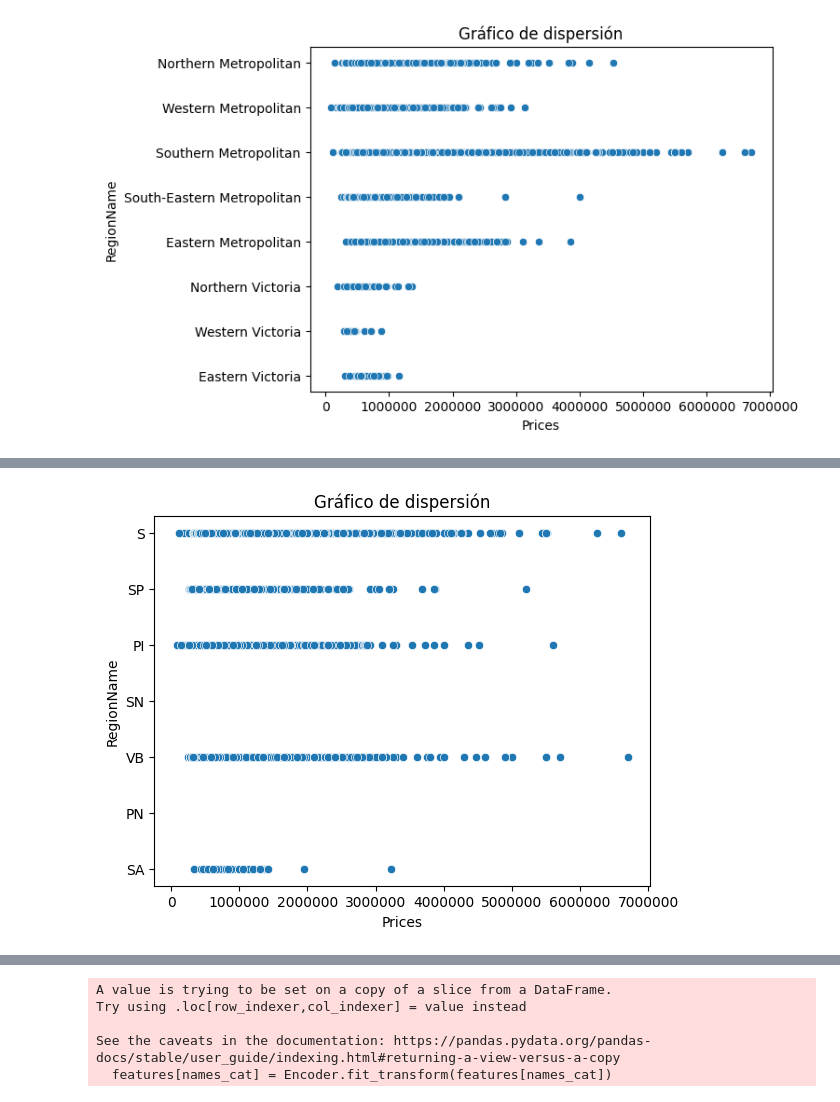
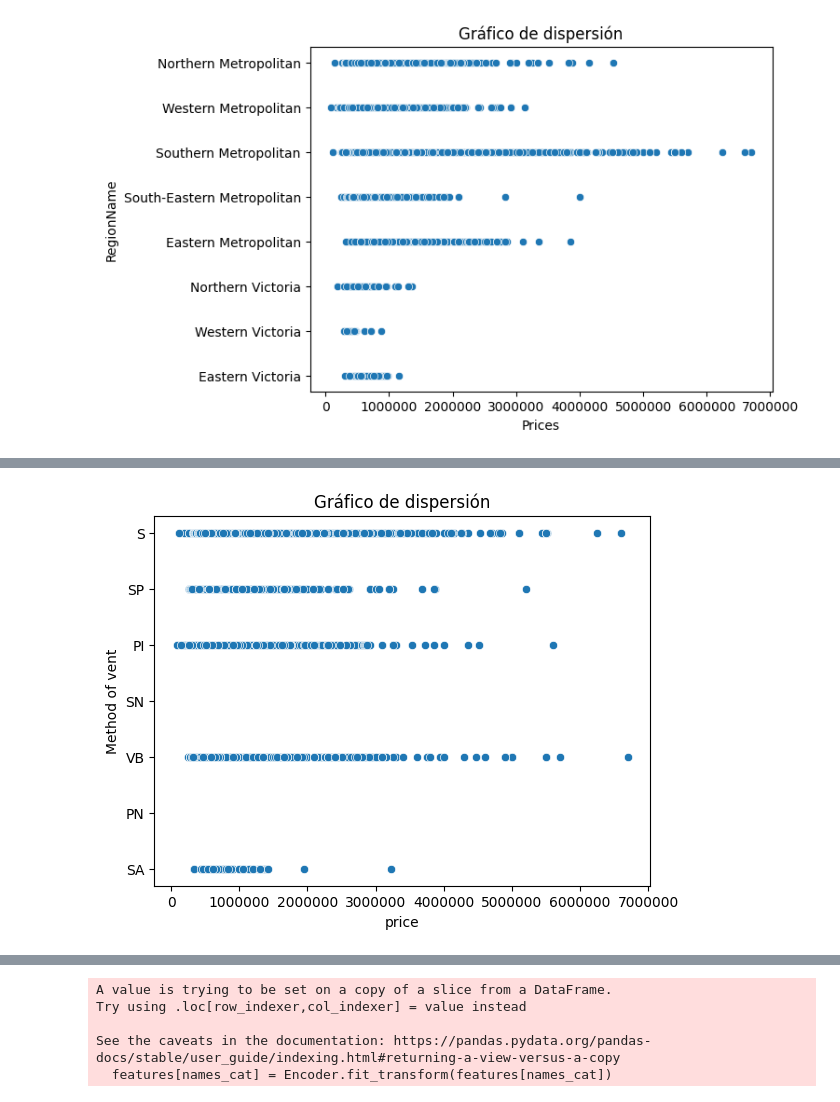
Before and after one commit to edoruin/KagglePractice, a Jupyter notebook: validation-knowledges-intro-ml.ipynb, the cells around one changed output, grey strips where cells are left out. Cells and saved outputs as stored; diff of their text form; code cells hidden in the pictures.

```diff
--- a/validation-knowledges-intro-ml.ipynb
+++ b/validation-knowledges-intro-ml.ipynb
@@ -79,23 +79,23 @@ plt.show()
 # %%
 import seaborn as sns
 import matplotlib.pyplot as plt
 
 
 #create a scatter plot with seaborn
 sns.scatterplot( y=data_short['Method'], x=data_short['Price'],  data=data)
 
 plt.ticklabel_format(style='plain', axis='x')
 
 # add details with plt
 plt.title('Gráfico de dispersión')
-plt.xlabel('Prices')
-plt.ylabel('RegionName')
+plt.xlabel('price')
+plt.ylabel('Method of vent')
 
 
 # show the plot
 plt.show()
 # %% [output]
-[figure, old version]
+[figure, new version]
 # %%
 #create de features variable with categorical and numericals variables
 
```
Also changed, not shown: parts of 1 cell of this notebook.
